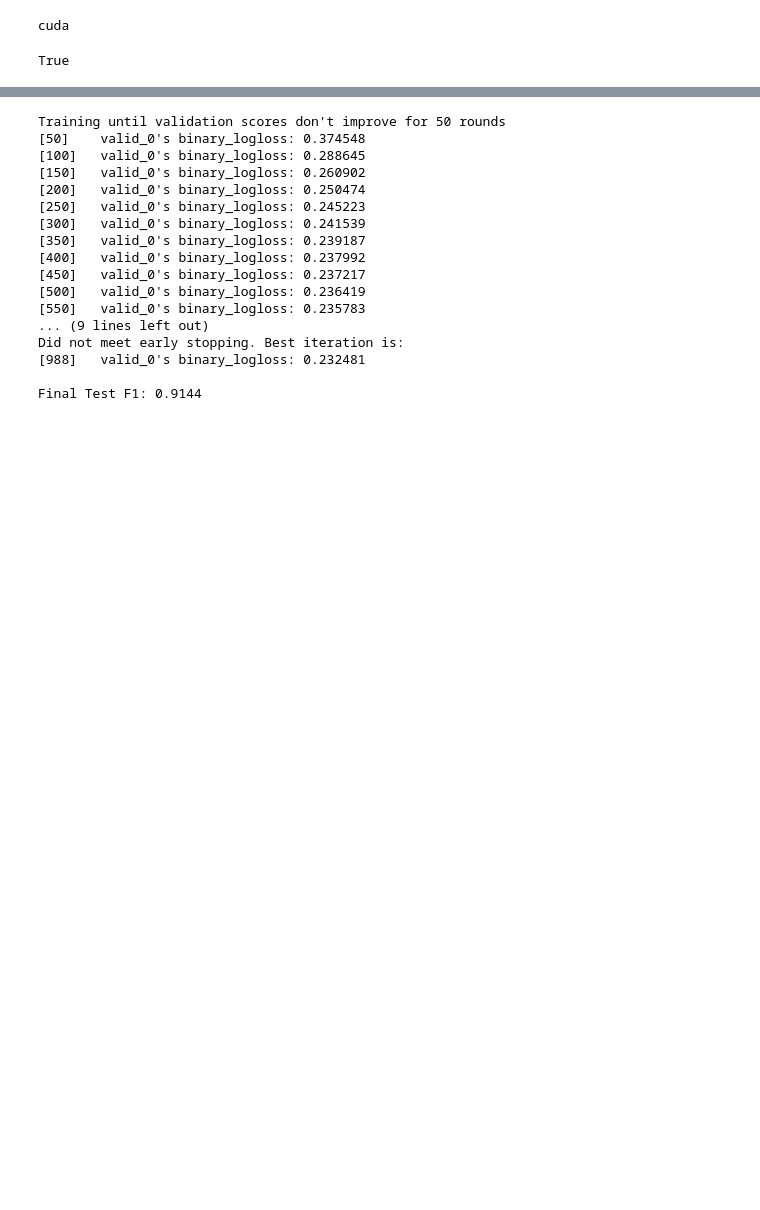
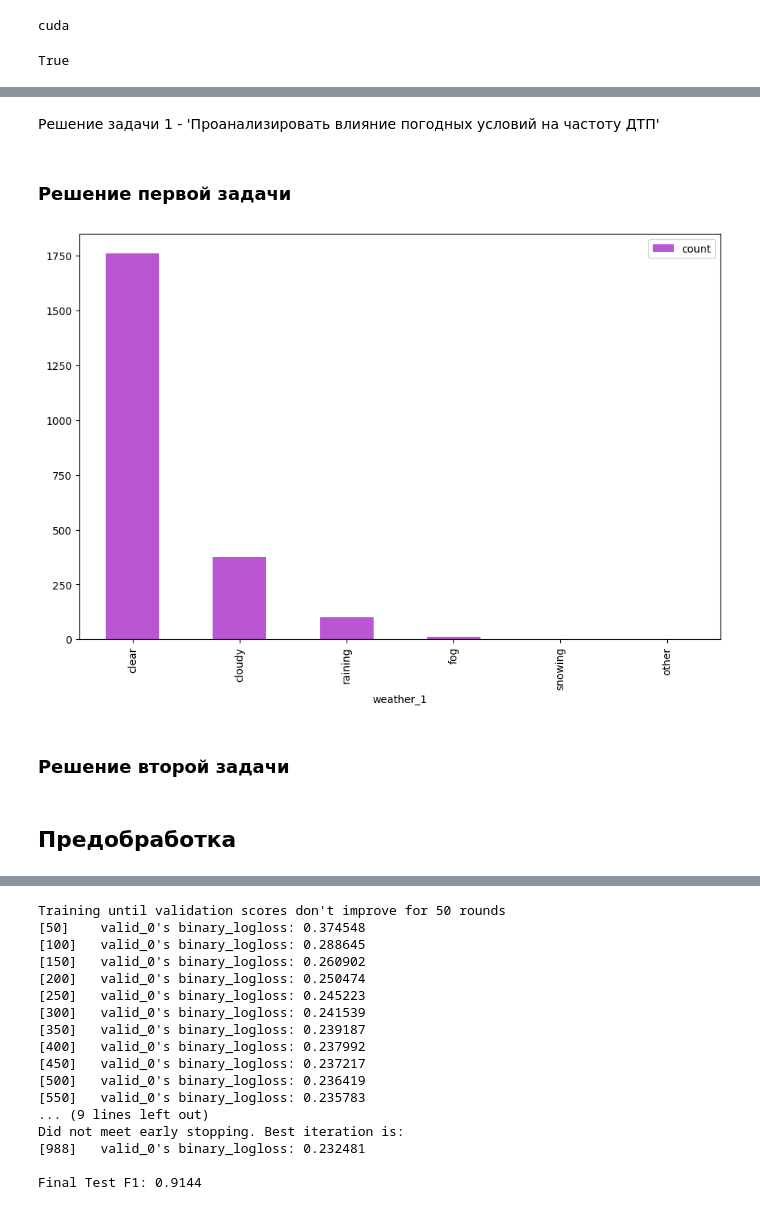
Before and after one commit to wheheheheh/carsharing-project, a Jupyter notebook: main.ipynb, the cells around one changed output, grey strips where cells are left out. Drawn from its saved outputs; the diff is of its cells as text; code cells hidden in the pictures; blank space fills up the shorter version.

```diff
--- a/main.ipynb
+++ b/main.ipynb
@@ -37 +64,12 @@ True
+# %%
+def get_any_data(query: str) -> Optional[pd.DataFrame]:
+    try:
+        engine = connect_to_db()
+
+        get_query = query
+        return pd.read_sql_query(get_query, con=engine)
+
+    except Exception as e:
+        print(f'Error: {e}')
+        return None
 # %%
@@ -77 +165,11 @@ def get_data() -> pd.DataFrame:
+# %%
+def bar_chart(data, column, **kwargs) -> None:
+    data[column].value_counts().plot(
+        kind='bar',
+        figsize=(11,7),
+        color='#BA55D3',
+        **kwargs
+    )
+    plt.legend()
+    plt.show()
 # %%
@@ -78,0 +206,27 @@ data = get_data()
+# %% [markdown]
+Решение задачи 1 - 'Проанализировать влияние погодных условий на частоту ДТП'
+# %% [markdown]
+### Решение первой задачи
+# %%
+query_task1 = '''
+    SELECT
+        c.weather_1,
+        p.cellphone_in_use
+    FROM collisions c
+    JOIN parties p ON c.case_id = p.case_id
+    WHERE
+        c.collision_date BETWEEN '2012-01-01' AND '2012-12-31'
+        AND c.collision_damage != 'scratch'
+        AND p.party_type = 'car'
+        AND p.at_fault = 1
+        AND c.weather_1 IS NOT NULL
+        AND p.cellphone_in_use IS NOT NULL
+        AND p.cellphone_in_use = 1;
+'''
+task1 = get_any_data(query_task1)
+# %%
+bar_chart(task1, 'weather_1')
+# %% [output]
+[figure, added]
+# %% [markdown]
+### Решение второй задачи
@@ -79,3 +252,5 @@ data = get_data()
+# %% [markdown]
+## Предобработка
 # %%
 data = data.drop_duplicates()
 data.case_id = data.case_id.astype('int')
```
Also changed, not shown: parts of 32 cells of this notebook.
